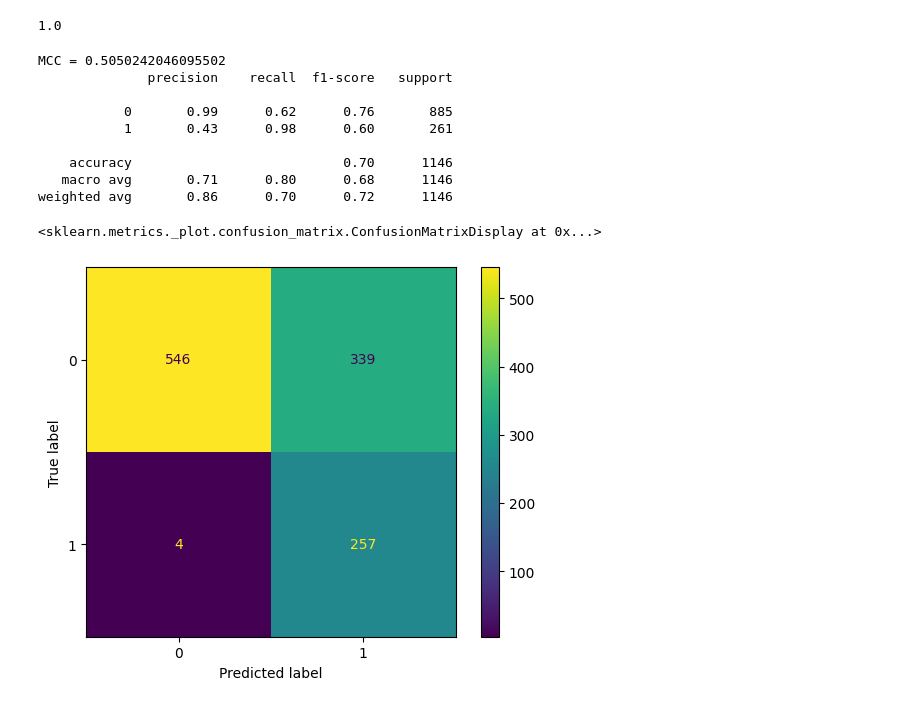
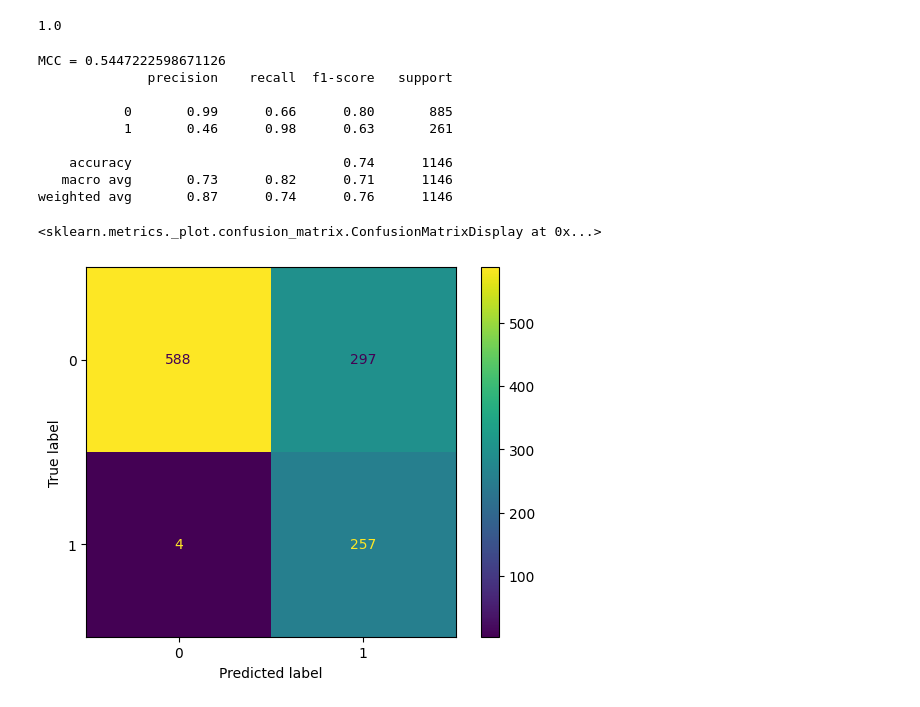
Before and after one commit to joelpoliveira/Feature-Engineering-for-Machine-Learning, a Jupyter notebook: Cap 1 - Text Data/detect_spam/tf_idf.ipynb, the cells around one changed output. Saved outputs shown, nothing was run; the diff lists cells and outputs as text; code cells hidden in the pictures.

```diff
--- a/Cap 1 - Text Data/detect_spam/tf_idf.ipynb
+++ b/Cap 1 - Text Data/detect_spam/tf_idf.ipynb
@@ -231,3 +269,5 @@ u,s,v = svds(TF_IDF, k=30)
+# %%
+u, s, v = tsf.convert_to_tensor(u), tsf.convert_to_tensor(s), tsf.convert_to_tensor(v)
 # %%
 u.shape, s.shape, v.shape
 # %% [output]
@@ -234,0 +275,2 @@ u.shape, s.shape, v.shape
+# %%
+SVD_tfidf = csr_matrix(u @ tsf.linalg.diag(s) @ v)
@@ -242,3 +289,6 @@ svm.score(u, y_train)
 # %%
-TF_IDF_test
+TF_IDF_test = calc_tf_idf(
+    all_words,
+    process_test_documents(X_test, all_words)
+)
 # %% [output]
@@ -275,25 +321,25 @@ What suffered more impact was the False Positives.
 # %%
-rfc = RandomForestClassifier().fit(u, y_train)
-rfc.score(u, y_train)
+rfc = RandomForestClassifier().fit(SVD_tfidf, y_train)
+rfc.score(SVD_tfidf, y_train)
 # %% [output]
 1.0
 # %%
-preds = rfc.predict(u_test)
+preds = rfc.predict(TF_IDF_test)
 
 print("MCC =", matthews_corrcoef(y_test, preds))
 print(classification_report(y_test,preds))
 ConfusionMatrixDisplay(
     confusion_matrix(y_test, preds)
 ).plot()
 # %% [output]
-MCC = 0.5050242046095502
+MCC = 0.5447222598671126
               precision    recall  f1-score   support
 
-           0       0.99      0.62      0.76       885
-           1       0.43      0.98      0.60       261
+           0       0.99      0.66      0.80       885
+           1       0.46      0.98      0.63       261
 
-    accuracy                           0.70      1146
-   macro avg       0.71      0.80      0.68      1146
-weighted avg       0.86      0.70      0.72      1146
+    accuracy                           0.74      1146
+   macro avg       0.73      0.82      0.71      1146
+weighted avg       0.87      0.74      0.76      1146
 <sklearn.metrics._plot.confusion_matrix.ConfusionMatrixDisplay at 0x...>
-[figure, old version]
+[figure, new version]
```
Also changed, not shown: parts of 25 cells of this notebook.
